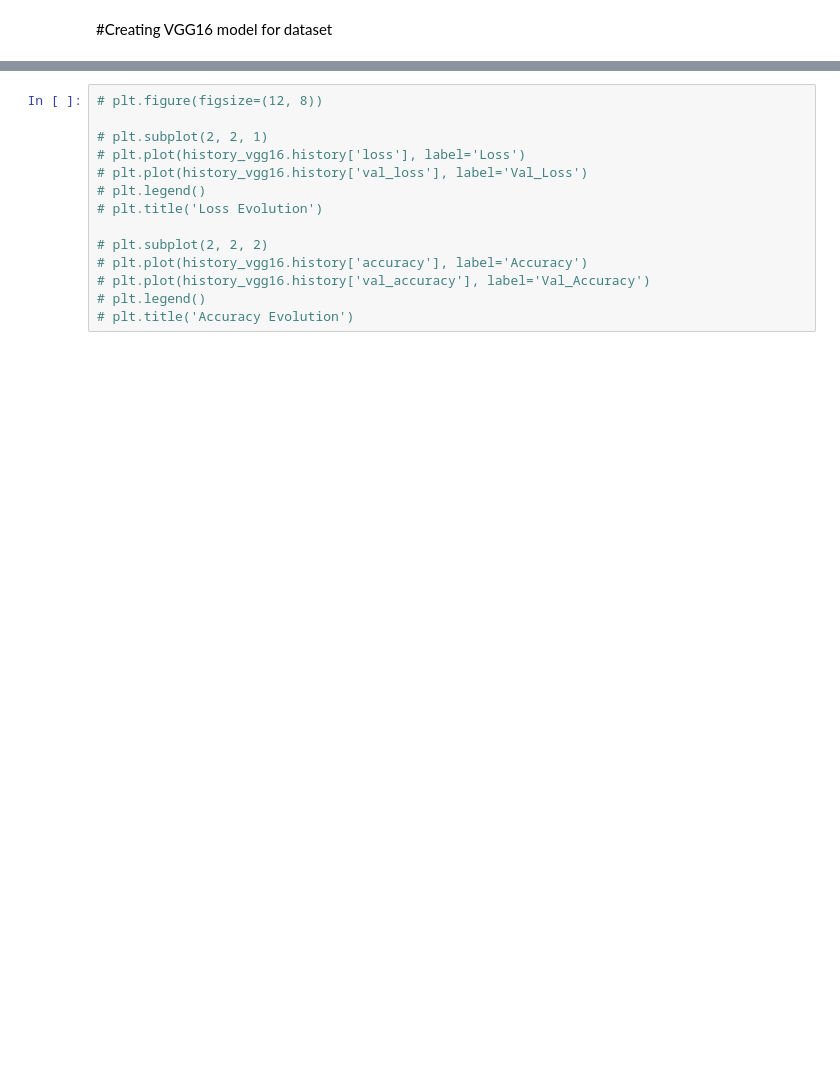
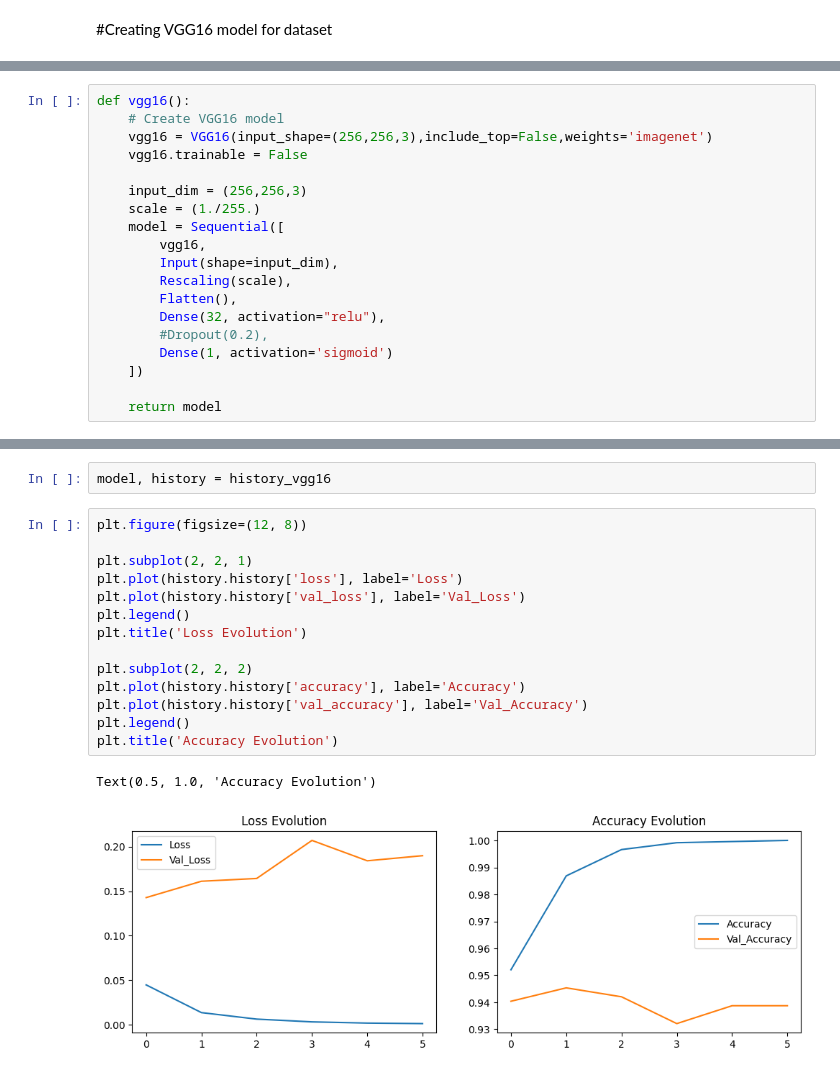
Before and after one commit to Gogyoo/pneumonia_diagnosis, a Jupyter notebook: notebook/VGG16_model.ipynb, the cells around one changed output, grey strips where cells are left out. Saved outputs shown, nothing was run; the diff lists cells and outputs as text; blank space fills up the shorter version.

```diff
--- a/notebook/VGG16_model.ipynb
+++ b/notebook/VGG16_model.ipynb
@@ -62,3 +19,22 @@ def vgg16():
+# %%
+def vgg16():
+    # Create VGG16 model
+    vgg16 = VGG16(input_shape=(256,256,3),include_top=False,weights='imagenet')
+    vgg16.trainable = False
+
+    input_dim = (256,256,3)
+    scale = (1./255.)
+    model = Sequential([
+        vgg16,
+        Input(shape=input_dim),
+        Rescaling(scale),
+        Flatten(),
+        Dense(32, activation="relu"),
+        #Dropout(0.2),
+        Dense(1, activation='sigmoid')
+    ])
+
+    return model
 # %%
 #Instantiate the model
 vgg16_model = vgg16()
@@ -96,14 +91,19 @@ history_vgg16 = fitting(vgg16_model, use_multiprocessing=False)
+# %%
+model, history = history_vgg16
 # %%
-# plt.figure(figsize=(12, 8))
+plt.figure(figsize=(12, 8))
 
-# plt.subplot(2, 2, 1)
-# plt.plot(history_vgg16.history['loss'], label='Loss')
-# plt.plot(history_vgg16.history['val_loss'], label='Val_Loss')
-# plt.legend()
-# plt.title('Loss Evolution')
+plt.subplot(2, 2, 1)
+plt.plot(history.history['loss'], label='Loss')
+plt.plot(history.history['val_loss'], label='Val_Loss')
+plt.legend()
+plt.title('Loss Evolution')
 
-# plt.subplot(2, 2, 2)
-# plt.plot(history_vgg16.history['accuracy'], label='Accuracy')
-# plt.plot(history_vgg16.history['val_accuracy'], label='Val_Accuracy')
-# plt.legend()
-# plt.title('Accuracy Evolution')
+plt.subplot(2, 2, 2)
+plt.plot(history.history['accuracy'], label='Accuracy')
+plt.plot(history.history['val_accuracy'], label='Val_Accuracy')
+plt.legend()
+plt.title('Accuracy Evolution')
+# %% [output]
+Text(0.5, 1.0, 'Accuracy Evolution')
+[figure, added]
```
Also changed, not shown: parts of 7 cells of this notebook, 6 other files.
